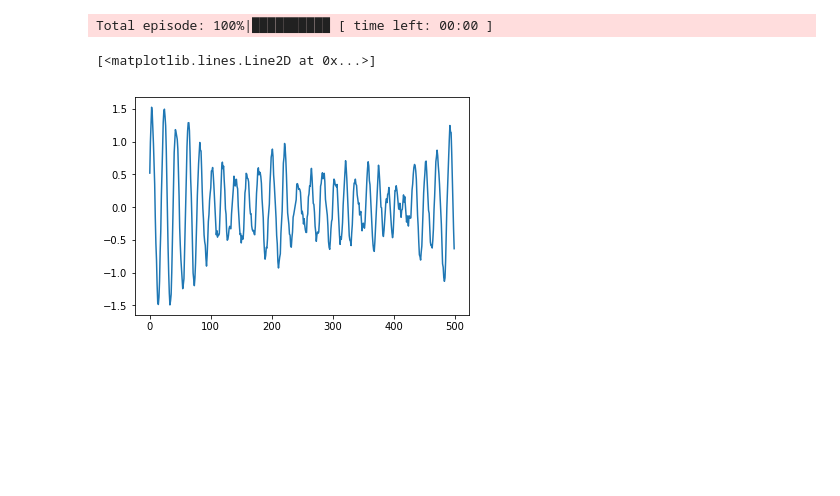
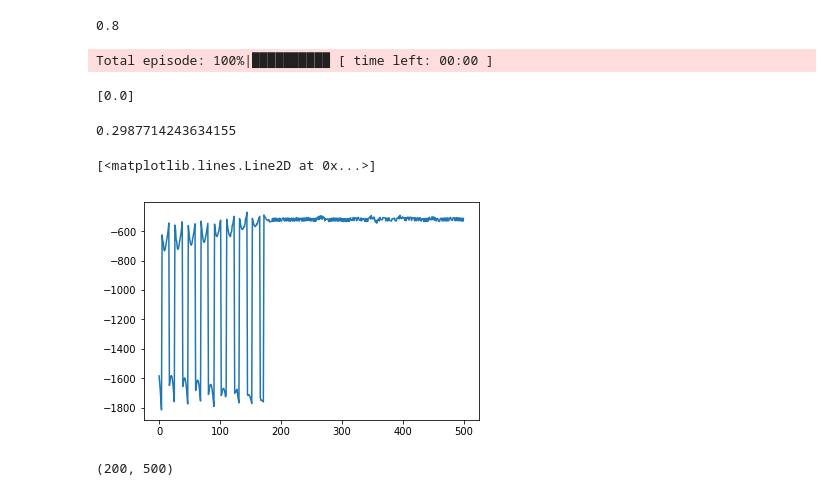
Before and after one commit to EmanuelSamir/FurutaPendulumRL, a Jupyter notebook: Notebook.ipynb, the cells around one changed output. Saved outputs shown, nothing was run; the diff lists cells and outputs as text; code cells hidden in the pictures; blank space fills up the shorter version.

```diff
--- a/Notebook.ipynb
+++ b/Notebook.ipynb
@@ -9,9 +11,9 @@ from tqdm import tqdm
 # %%
 
-MAXEPS = 50           # Set max number of episodes
+MAXEPS = 200           # Set max number of episodes
 TSTEPS = 500           # Set max number of iterations because there are undefined states
 EPSILON = 0.8
-TLIM = 6
+TLIM = 2
 ACTIONS = [-TLIM, 0, TLIM]
 ANGLE_MAX_INIT = 0.4           # For state initialization
 EPSILONMIN = 0.3
@@ -111,7 +113,7 @@ def numericalIntegration(function_, state_init, input_, dt = TIMEDELTA):
     return state
 
 class Agent:
-	def __init__(self, state_init):
+	def __init__(self, state_init, eps):
 		self.actions = np.array(ACTIONS)
 		#print(np.shape(state_init,))
 		self.state = state_init
@@ -122,6 +124,8 @@ class Agent:
 		self.states = []
 		self.Qvalues = []
 
+
+		self.cumCostHistory = []
 		self.memory = []
 
 		self.NNhistory = []
@@ -129,11 +133,14 @@ class Agent:
 
 		self.best_action = []
 
+		self.eps = eps
+
 	def initialize(self, state_init):
 		self.state = state_init
 		self.actions = []
 		self.Qvalues = []
 		self.states = []
+		self.CostHistory = []
 
 	def updatePolicy(self, states, Qexpected, epochs = 2, batch_size = 100):
 		history = self.Qfuntion.model.fit(states, Qexpected, epochs = epochs, batch_size = batch_size, verbose = 0)
@@ -143,7 +150,7 @@ class Agent:
 
 	def chooseAction(self, inputs):
 		Qhat = self.Qfuntion.model.predict(inputs)
-		if np.random.rand(1) > EPSILON:
+		if np.random.rand(1) > self.eps:
 			# Qhat = np.max(Q)
 			Qhat_index = np.argmax(Qhat)
 		else:
@@ -160,27 +167,39 @@ class Agent:
 		self.episode += 1
 		self.memory.append( np.concatenate( [np.expand_dims(np.array(self.actions), axis = 1), np.squeeze(np.array(self.states)), np.squeeze(np.array(self.Qvalues))] , axis = 1) )
 
-
 def costFunction(output, yhat):
 	J = 0.5 * np.matmul( np.transpose((output - yhat)), (output - yhat))
 	return np.linalg.norm(J)
 
 def Rfunc(q, qdot):
-	return -((np.pi-np.absolute(q))**1 + 0.2*(np.absolute(qdot)**2))
+	g = 9.8
+	L = 1
+	m = 1
+	Ed = 2*m*g*L
+	Ek = 2*m*L**2 * qdot**2
+	Ep = m*g*L*(1-np.cos(q))
+	return - np.absolute(Ed - Ek - Ep)   #-(np.absolute(np.pi-np.absolute(q))**1 + 0.2*(np.absolute(qdot)**2))
 
 def wrapAngle(angle):
 	normalAngle = np.absolute(2*np.pi - np.absolute(angle))  # Normalization function
 	return normalAngle
+# %%
+Rfunc(np.pi-0.5, 0.0)
+EPSILON
+# %% [output]
+0.8
 # %%
 import time
 # -------- Q-learning -------- #
-epsilonDecay = 0.999   # Decay after each episode
+epsilonDecay = 0.99   # Decay after each episode
 success = False
 
+eps = EPSILON
+
 env = Environment()
-agent = Agent(env.state)
+agent = Agent(env.state, eps)
 
-eps = EPSILON
+
 time_lst = []
 time_lst.append(time.time())
 
@@ -212,7 +231,7 @@ with tqdm(total=MAXEPS, desc="Total episode", bar_format="{l_bar}{bar} [ time le
 				pass#break
 
 		# Epsilon update
-		eps = (eps * epsilonDecay) if (eps >= EPSILONMIN) else eps
+		agent.eps = (agent.eps * epsilonDecay) if (agent.eps >= EPSILONMIN) else agent.eps
 		agent.updatePolicy( np.squeeze(agent.states), np.squeeze(agent.Qvalues) )
 		env.nextEpisode()
 		agent.nextEpisode()
@@ -223,10 +242,22 @@ with tqdm(total=MAXEPS, desc="Total episode", bar_format="{l_bar}{bar} [ time le
 	#showResults(sts,act,best)
 # %% [output]
 Total episode: 100%|██████████ [ time left: 00:00 ]
+# %%
+agent.CostHistory
+# %% [output]
+[0.0]
+# %%
+agent.eps
+# %% [output]
+0.2987714243634155
 # %%
 import matplotlib.pyplot as plt
 # %%
-plt.plot(np.array(agent.memory)[10,:,2]  )
+plt.plot(np.array(agent.memory)[-2,:,5])
 # %% [output]
 [<matplotlib.lines.Line2D at 0x...>]
-[figure, old version]
+[figure, new version]
+# %%
+np.array(env.cumHistoryReward).shape
+# %% [output]
+(200, 500)
```
Also changed, not shown: parts of 5 cells of this notebook.
